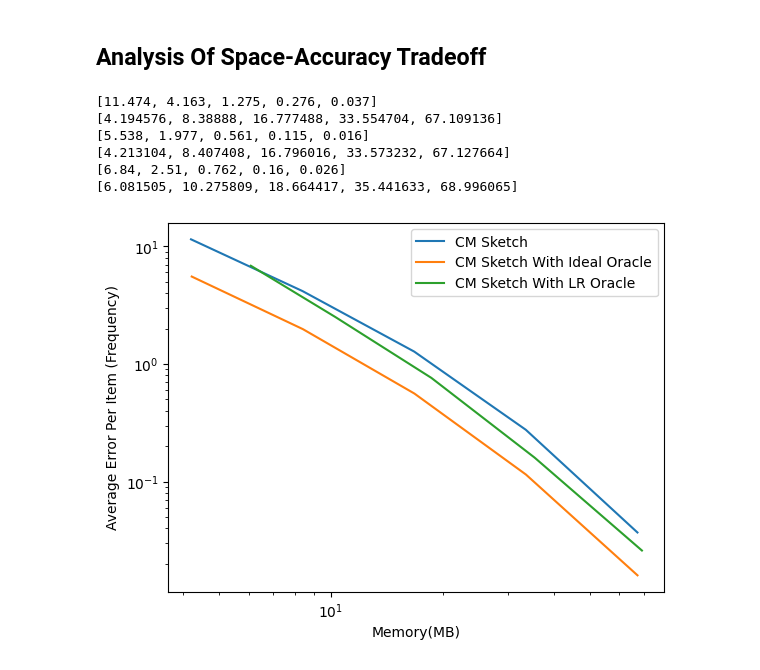
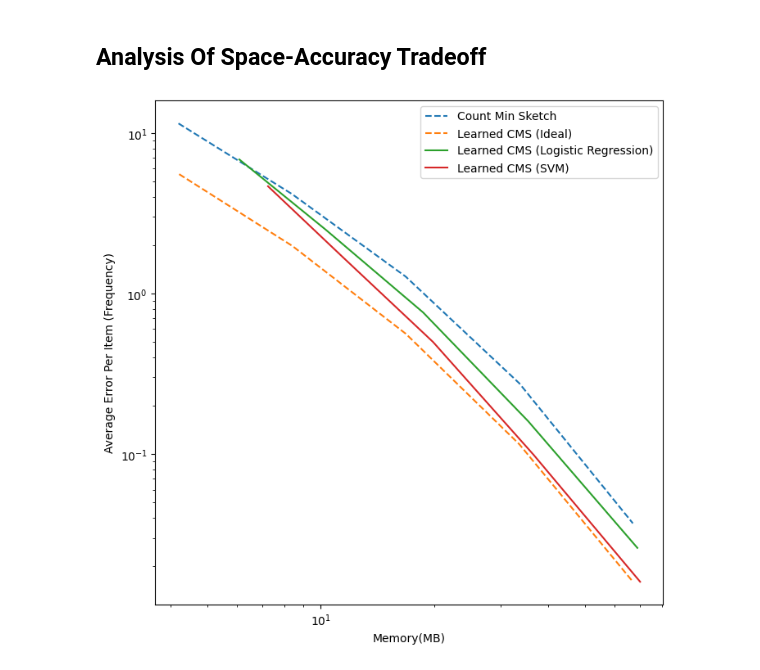
Before and after one commit to tahahasan360/machine-learning-cms, a Jupyter notebook: main.ipynb, the cells around one changed output. Saved outputs shown, nothing was run; the diff lists cells and outputs as text; code cells hidden in the pictures.

Commit message:
refactor sketches and sketch data into one object

```diff
--- a/main.ipynb
+++ b/main.ipynb
@@ -275,11 +317,11 @@ class SVMOracle(Oracle):
 svm_model = pickle.load(open('models/svm.sav', 'rb'))
 svm_oracle = SVMOracle(svm_model, vectorizer)
 
-svm_sketches = [CountMinSketchWithOracle(D, 2 ** R, svm_oracle) for R in R_range]
+all_sketches["svm"]["sketches"] = [CountMinSketchWithOracle(D, 2 ** R, svm_oracle) for R in R_range]
 # %%
 # Insert all queries
 is_heavy_hitter = list(model.predict(vectorized_queries))
-for sketch in svm_sketches:
+for sketch in all_sketches["svm"]["sketches"]:
     sketch.fast_insert(queries, is_heavy_hitter)
 # %% [markdown]
 ## Analysis Of Space-Accuracy Tradeoff
@@ -326,14 +337,5 @@ min_sketch_errors, min_sketch_memory, sketch_with_oracle_errors, sketch_with_ora
-# %%
-print(min_sketch_errors)
-print(min_sketch_memory)
-print(sketch_with_oracle_errors)
-print(sketch_with_oracle_memory)
-print(lr_sketch_errors)
-print(lr_sketch_memory)
-# %% [output]
-[11.474, 4.163, 1.275, 0.276, 0.037]
-[4.194576, 8.38888, 16.777488, 33.554704, 67.109136]
-[5.538, 1.977, 0.561, 0.115, 0.016]
-[4.213104, 8.407408, 16.796016, 33.573232, 67.127664]
-[6.84, 2.51, 0.762, 0.16, 0.026]
-[6.081505, 10.275809, 18.664417, 35.441633, 68.996065]
+# %%
+for sketch_data in all_sketches.values():
+  for sketch in sketch_data["sketches"]:
+    sketch_data["errors"].append(get_error_statistics(sketch, common_tokens)[0])
+    sketch_data["memory"].append(sketch.get_memory_usage() / 10 ** 6)
@@ -340,14 +348,16 @@ print(lr_sketch_memory)
+# %%
+all_sketches = pickle.load(open('sketch_data_aol.sav', 'rb'))
 # %%
 import matplotlib.pyplot as plt
 
+plt.figure(figsize=(8,8))
 plt.xscale("log")
 plt.yscale("log")
-plt.plot(min_sketch_memory, min_sketch_errors, label = "CM Sketch")
-plt.plot(sketch_with_oracle_memory, sketch_with_oracle_errors, label = "CM Sketch With Ideal Oracle")
-plt.plot(lr_sketch_memory, lr_sketch_errors, label = "CM Sketch With LR Oracle")
+for sketch_data in all_sketches.values():
+    plt.plot(sketch_data["memory"], sketch_data["errors"], label = sketch_data["label"], linestyle = sketch_data["plot_linestyle"])
 plt.xlabel("Memory(MB)")
 plt.ylabel("Average Error Per Item (Frequency)")
 plt.legend()
 plt.show()
 # %% [output]
-[figure, old version]
+[figure, new version]
```
Also changed, not shown: parts of 13 cells of this notebook, 2 other files.
